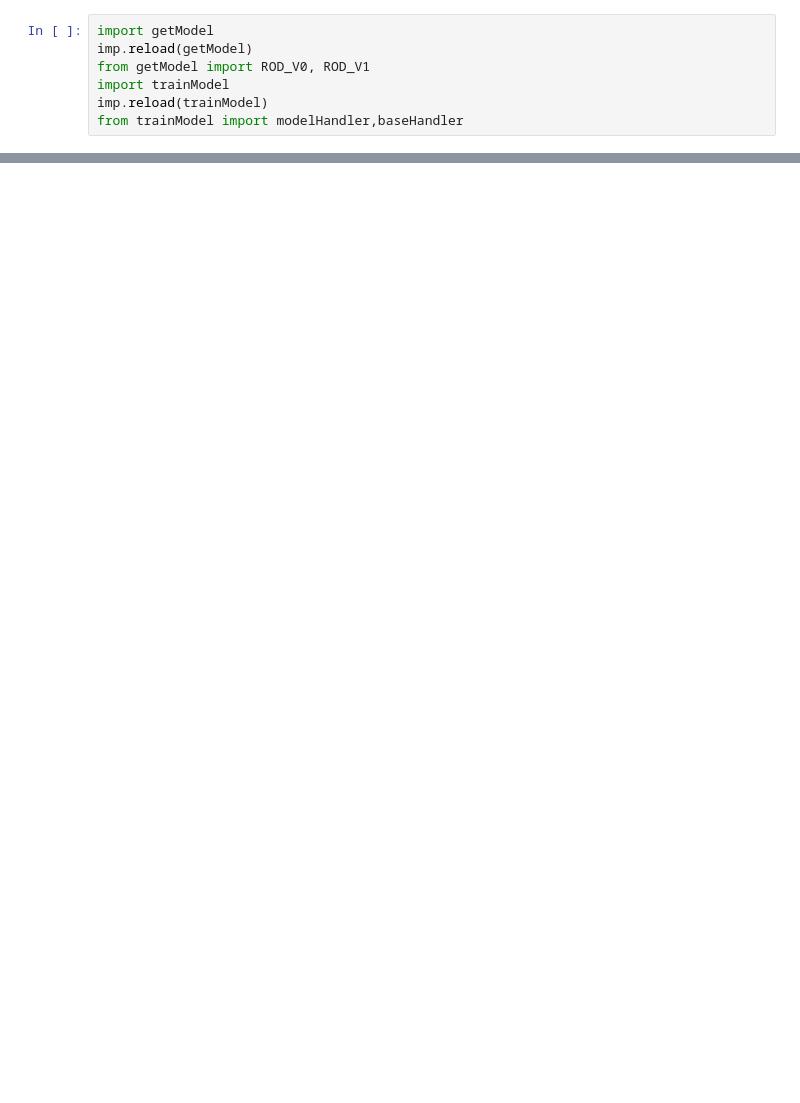
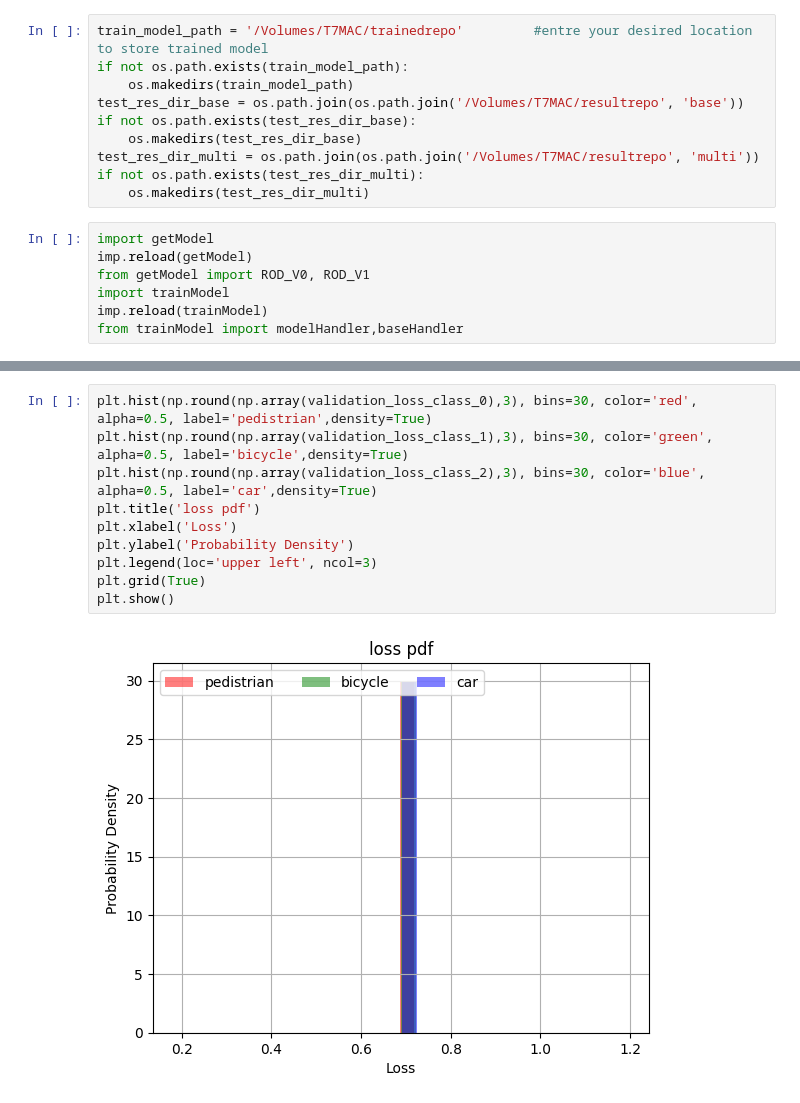
Before and after one commit to ENELEngineering/ENDG511_Project_RODNet, a Jupyter notebook: experiment.ipynb, the cells around one changed output, grey strips where cells are left out. Drawn from its saved outputs; the diff is of its cells as text; blank space fills up the shorter version.

```diff
--- a/experiment.ipynb
+++ b/experiment.ipynb
@@ -41,3 +53,13 @@ print(len(crdata_test))
+# %%
+train_model_path = '/Volumes/T7MAC/trainedrepo'         #entre your desired location to store trained model
+if not os.path.exists(train_model_path):
+    os.makedirs(train_model_path)
+test_res_dir_base = os.path.join(os.path.join('/Volumes/T7MAC/resultrepo', 'base'))
+if not os.path.exists(test_res_dir_base):
+    os.makedirs(test_res_dir_base)
+test_res_dir_multi = os.path.join(os.path.join('/Volumes/T7MAC/resultrepo', 'multi'))
+if not os.path.exists(test_res_dir_multi):
+    os.makedirs(test_res_dir_multi)
 # %%
 import getModel
 imp.reload(getModel)
@@ -81,0 +196,12 @@ KeyboardInterrupt:
+# %%
+plt.hist(np.round(np.array(validation_loss_class_0),3), bins=30, color='red', alpha=0.5, label='pedistrian',density=True)
+plt.hist(np.round(np.array(validation_loss_class_1),3), bins=30, color='green', alpha=0.5, label='bicycle',density=True)
+plt.hist(np.round(np.array(validation_loss_class_2),3), bins=30, color='blue', alpha=0.5, label='car',density=True)
+plt.title('loss pdf')
+plt.xlabel('Loss')
+plt.ylabel('Probability Density')
+plt.legend(loc='upper left', ncol=3)
+plt.grid(True)
+plt.show()
+# %% [output]
+[figure, added]
```
Also changed, not shown: parts of 20 cells of this notebook, 1 other file.
